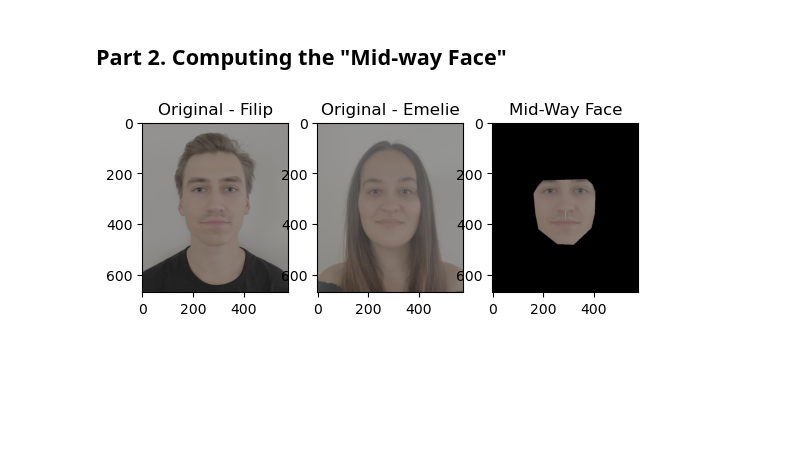
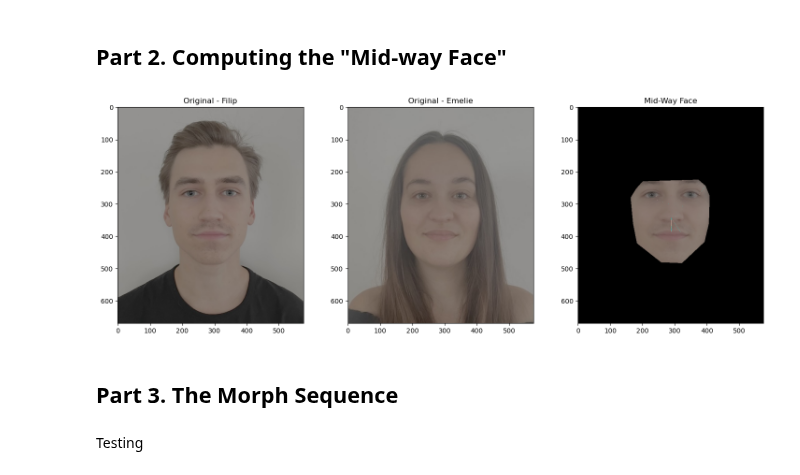
Before and after one commit to filipbagen/cs-180, a Jupyter notebook: p3-face-morphing/code/main.ipynb, the cells around one changed output. Drawn from its saved outputs; the diff is of its cells as text; code cells hidden in the pictures; blank space fills up the shorter version.

Commit message:
Started work with morph seq

```diff
--- a/p3-face-morphing/code/main.ipynb
+++ b/p3-face-morphing/code/main.ipynb
@@ -141,35 +141,35 @@ def compute_midway_face(img_a, img_b, points_a, points_b, triangles):
     midway_face = (warped_a / 2 + warped_b / 2).astype(np.uint8)
 
     return midway_face
 
-# Load the images (both images should be the same size)
-face_a = cv2.imread('../data/filip.jpg')
-face_b = cv2.imread('../data/emelie.jpg')
-
 # Load the keypoints (assumed to be loaded from a json or manually clicked)
 points_a = np.array(points['im1Points'])
 points_b = np.array(points['im2Points'])
 
 # Compute the Delaunay triangulation (using the average shape)
 average_points = (points_a + points_b) / 2
 tri = Delaunay(average_points)
 
 # Compute the mid-way face
 midway_face = compute_midway_face(face_a, face_b, points_a, points_b, tri)
 
 # Display the original and mid-way face
+plt.figure(figsize=(18, 6))
+
 plt.subplot(1, 3, 1)
 plt.imshow(cv2.cvtColor(face_a, cv2.COLOR_BGR2RGB))
 plt.title("Original - Filip")
 
 plt.subplot(1, 3, 2)
 plt.imshow(cv2.cvtColor(face_b, cv2.COLOR_BGR2RGB))
 plt.title("Original - Emelie")
 
 plt.subplot(1, 3, 3)
 plt.imshow(cv2.cvtColor(midway_face, cv2.COLOR_BGR2RGB))
 plt.title("Mid-Way Face")
 
 plt.show()
 # %% [output]
-[figure, old version]
+[figure, new version]
+# %% [markdown]
+## Part 3. The Morph Sequence
@@ -175,0 +285,2 @@ plt.show()
+# %% [markdown]
+Testing
```
Also changed, not shown: parts of 3 cells of this notebook, 2 other files.
